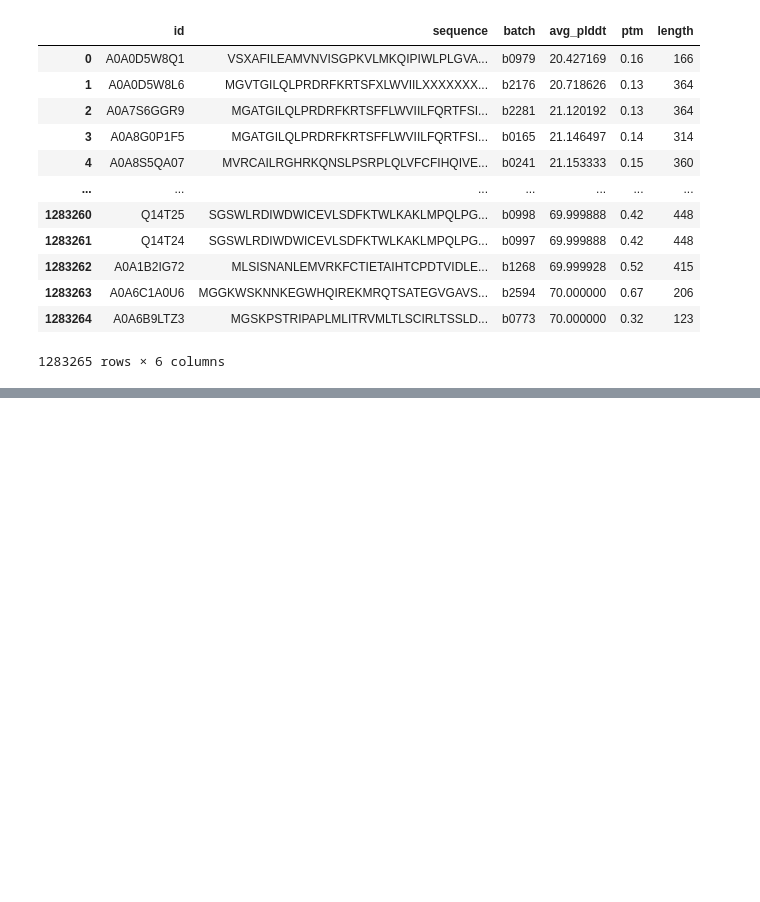
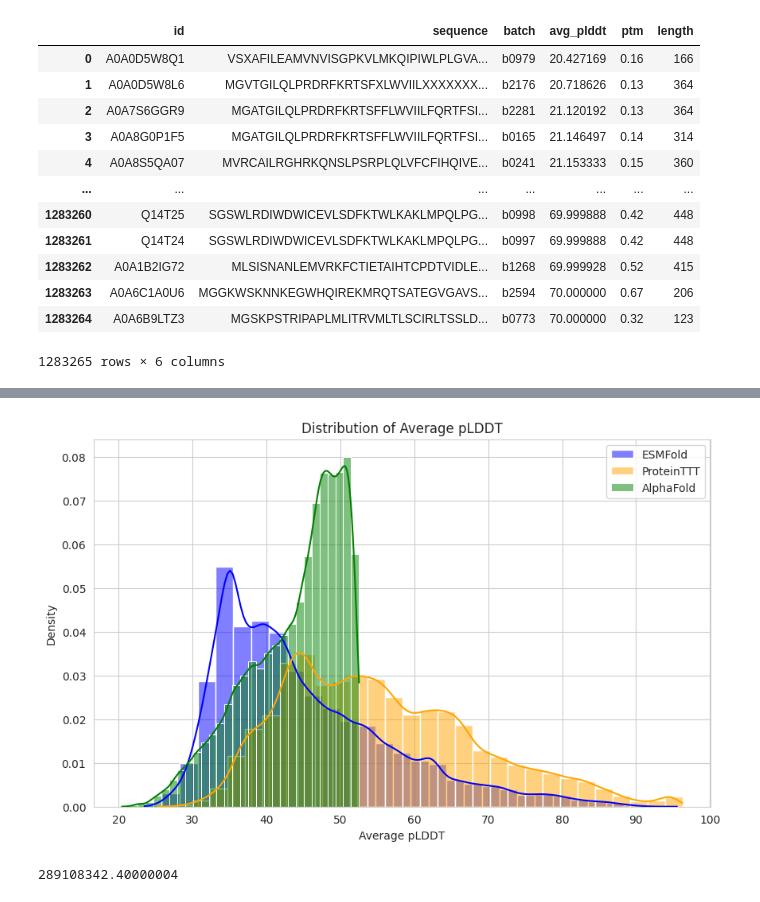
Before and after one commit to pimenol/ProteinTTT, a Jupyter notebook: notebooks/Analysis.ipynb, the cells around one changed output, grey strips where cells are left out. Cells and saved outputs as stored; diff of their text form; code cells hidden in the pictures; blank space fills up the shorter version.

```diff
--- a/notebooks/Analysis.ipynb
+++ b/notebooks/Analysis.ipynb
@@ -701,0 +161,22 @@ for row in pareto_front:
+# %%
+# distribution of pldds
+import matplotlib.pyplot as plt
+import seaborn as sns
+sns.set_style("whitegrid")
+plt.figure(figsize=(10, 6))
+sns.histplot(summary['plddt_ESMFold'], color='blue', label='ESMFold', kde=True, stat="density", bins=30)
+sns.histplot(summary['plddt_ProteinTTT'], color='orange', label='ProteinTTT', kde=True, stat="density", bins=30)
+sns.histplot(summary['plddt_AF'], color='green', label='AlphaFold', kde=True, stat="density", bins=30)
+plt.xlabel('Average pLDDT')
+plt.ylabel('Density')
+plt.title('Distribution of Average pLDDT')
+plt.legend()
+plt.show()
+# %% [output]
+[figure, added]
+# %%
+# 1.10 × sequence length + 73 seconds
+df['time'] = 1.10 * df['length'] + 73
+df.time.sum()
+# %% [output]
+289108342.40000004
```
Also changed, not shown: parts of 31 cells of this notebook, 2 other files.
